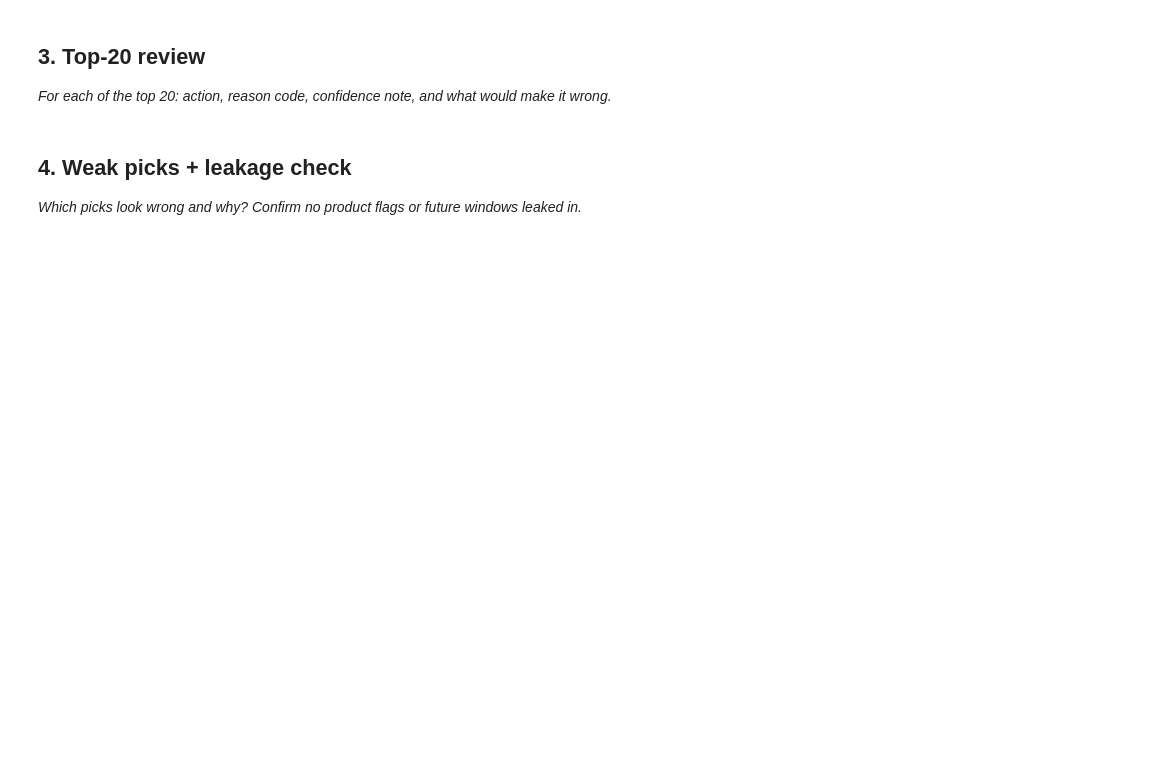
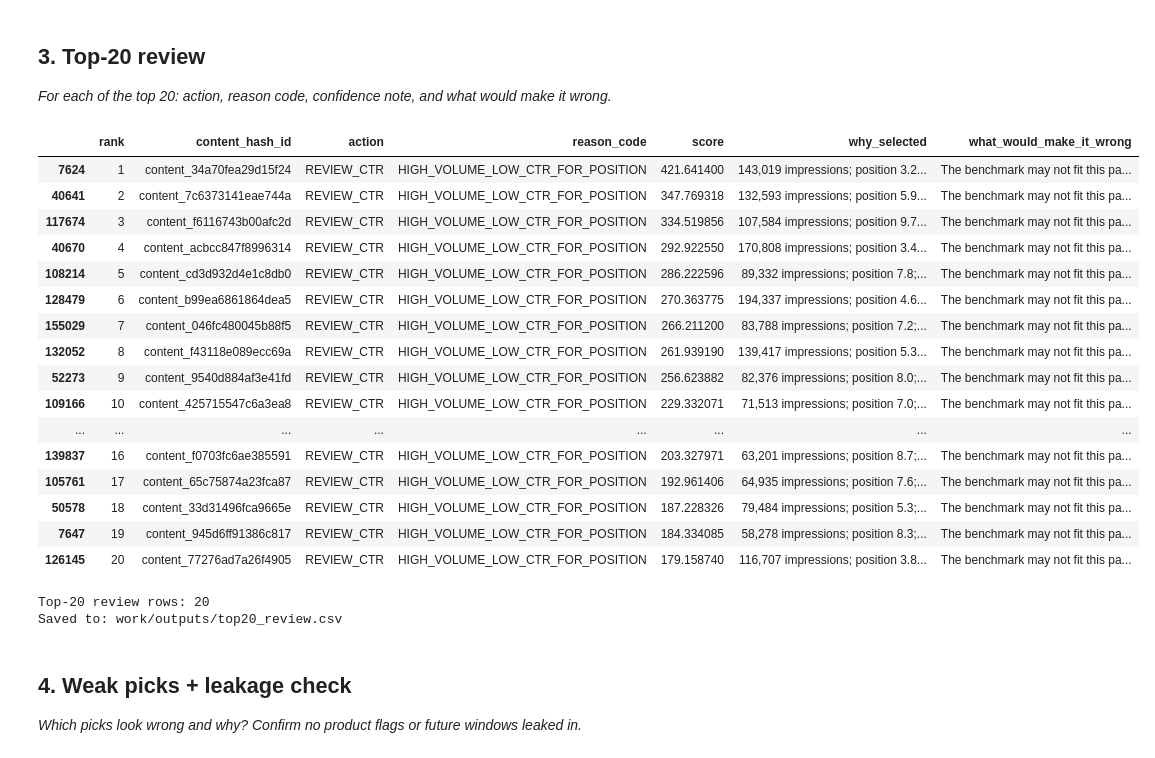
Before and after one commit to ReposofPriyanka/flyrank-ai-internship-ml-track, a Jupyter notebook: work/notebooks/w04_baseline_score.ipynb, the cells around one changed output. Cells and saved outputs as stored; diff of their text form; code cells hidden in the pictures; blank space fills up the shorter version.

```diff
--- a/work/notebooks/w04_baseline_score.ipynb
+++ b/work/notebooks/w04_baseline_score.ipynb
@@ -30,3 +681,78 @@ This skeleton is yours to fill. Work the sections **in order** — each one has
+# %%
+# Top-20 review
+
+top20 = baseline_queue.head(20).copy()
+
+# Create a readable explanation for each row.
+top20["why_selected"] = top20.apply(
+    lambda row: (
+        f"{int(row['impressions']):,} impressions; "
+        f"position {row['avg_position']:.1f}; "
+        f"CTR {row['ctr']:.4f}% versus "
+        f"{row['position_ctr_benchmark']:.4f}% "
+        "position-band benchmark."
+        if row["action"] == "REVIEW_CTR"
+        else "Not selected by the baseline rule; score is zero."
+    ),
+    axis=1
+)
+
+# Draft a limitation for each row.
+top20["what_would_make_it_wrong"] = top20.apply(
+    lambda row: (
+        "The benchmark may not fit this page's query intent; "
+        "SERP features may affect CTR; or the page may already "
+        "satisfy users despite its lower CTR."
+        if row["action"] == "REVIEW_CTR"
+        else (
+            "The page may still need review for reasons not "
+            "captured by this rule, such as stale content "
+            "or a technical issue."
+        )
+    ),
+    axis=1
+)
+
+top20_review = top20[
+    [
+        "rank",
+        "content_hash_id",
+        "action",
+        "reason_code",
+        "score",
+        "why_selected",
+        "what_would_make_it_wrong"
+    ]
+].copy()
+
+display(top20_review)
+
+# Save a review draft.
+review_path = output_dir / "top20_review.csv"
+top20_review.to_csv(review_path, index=False)
+
+print("Top-20 review rows:", len(top20_review))
+print("Saved to:", review_path)
+# %% [output]
+|  | rank | content_hash_id | action | reason_code | score | why_selected | what_would_make_it_wrong |
+| 7624 | 1 | content_34a70fea29d15f24 | REVIEW_CTR | HIGH_VOLUME_LOW_CTR_FOR_POSITION | 421.641400 | 143,019 impressions; position 3.2... | The benchmark may not fit this pa... |
+| 40641 | 2 | content_7c6373141eae744a | REVIEW_CTR | HIGH_VOLUME_LOW_CTR_FOR_POSITION | 347.769318 | 132,593 impressions; position 5.9... | The benchmark may not fit this pa... |
+| 117674 | 3 | content_f6116743b00afc2d | REVIEW_CTR | HIGH_VOLUME_LOW_CTR_FOR_POSITION | 334.519856 | 107,584 impressions; position 9.7... | The benchmark may not fit this pa... |
+| 40670 | 4 | content_acbcc847f8996314 | REVIEW_CTR | HIGH_VOLUME_LOW_CTR_FOR_POSITION | 292.922550 | 170,808 impressions; position 3.4... | The benchmark may not fit this pa... |
+| 108214 | 5 | content_cd3d932d4e1c8db0 | REVIEW_CTR | HIGH_VOLUME_LOW_CTR_FOR_POSITION | 286.222596 | 89,332 impressions; position 7.8;... | The benchmark may not fit this pa... |
+| 128479 | 6 | content_b99ea6861864dea5 | REVIEW_CTR | HIGH_VOLUME_LOW_CTR_FOR_POSITION | 270.363775 | 194,337 impressions; position 4.6... | The benchmark may not fit this pa... |
+| 155029 | 7 | content_046fc480045b88f5 | REVIEW_CTR | HIGH_VOLUME_LOW_CTR_FOR_POSITION | 266.211200 | 83,788 impressions; position 7.2;... | The benchmark may not fit this pa... |
+| 132052 | 8 | content_f43118e089ecc69a | REVIEW_CTR | HIGH_VOLUME_LOW_CTR_FOR_POSITION | 261.939190 | 139,417 impressions; position 5.3... | The benchmark may not fit this pa... |
+| 52273 | 9 | content_9540d884af3e41fd | REVIEW_CTR | HIGH_VOLUME_LOW_CTR_FOR_POSITION | 256.623882 | 82,376 impressions; position 8.0;... | The benchmark may not fit this pa... |
+| 109166 | 10 | content_425715547c6a3ea8 | REVIEW_CTR | HIGH_VOLUME_LOW_CTR_FOR_POSITION | 229.332071 | 71,513 impressions; position 7.0;... | The benchmark may not fit this pa... |
+| ... | ... | ... | ... | ... | ... | ... | ... |
+| 139837 | 16 | content_f0703fc6ae385591 | REVIEW_CTR | HIGH_VOLUME_LOW_CTR_FOR_POSITION | 203.327971 | 63,201 impressions; position 8.7;... | The benchmark may not fit this pa... |
+| 105761 | 17 | content_65c75874a23fca87 | REVIEW_CTR | HIGH_VOLUME_LOW_CTR_FOR_POSITION | 192.961406 | 64,935 impressions; position 7.6;... | The benchmark may not fit this pa... |
+| 50578 | 18 | content_33d31496fca9665e | REVIEW_CTR | HIGH_VOLUME_LOW_CTR_FOR_POSITION | 187.228326 | 79,484 impressions; position 5.3;... | The benchmark may not fit this pa... |
+| 7647 | 19 | content_945d6ff91386c817 | REVIEW_CTR | HIGH_VOLUME_LOW_CTR_FOR_POSITION | 184.334085 | 58,278 impressions; position 8.3;... | The benchmark may not fit this pa... |
+| 126145 | 20 | content_77276ad7a26f4905 | REVIEW_CTR | HIGH_VOLUME_LOW_CTR_FOR_POSITION | 179.158740 | 116,707 impressions; position 3.8... | The benchmark may not fit this pa... |
+Top-20 review rows: 20
+Saved to: work/outputs/top20_review.csv
 # %% [markdown]
 ## 4. Weak picks + leakage check
 
```
Also changed, not shown: parts of 17 cells of this notebook.
